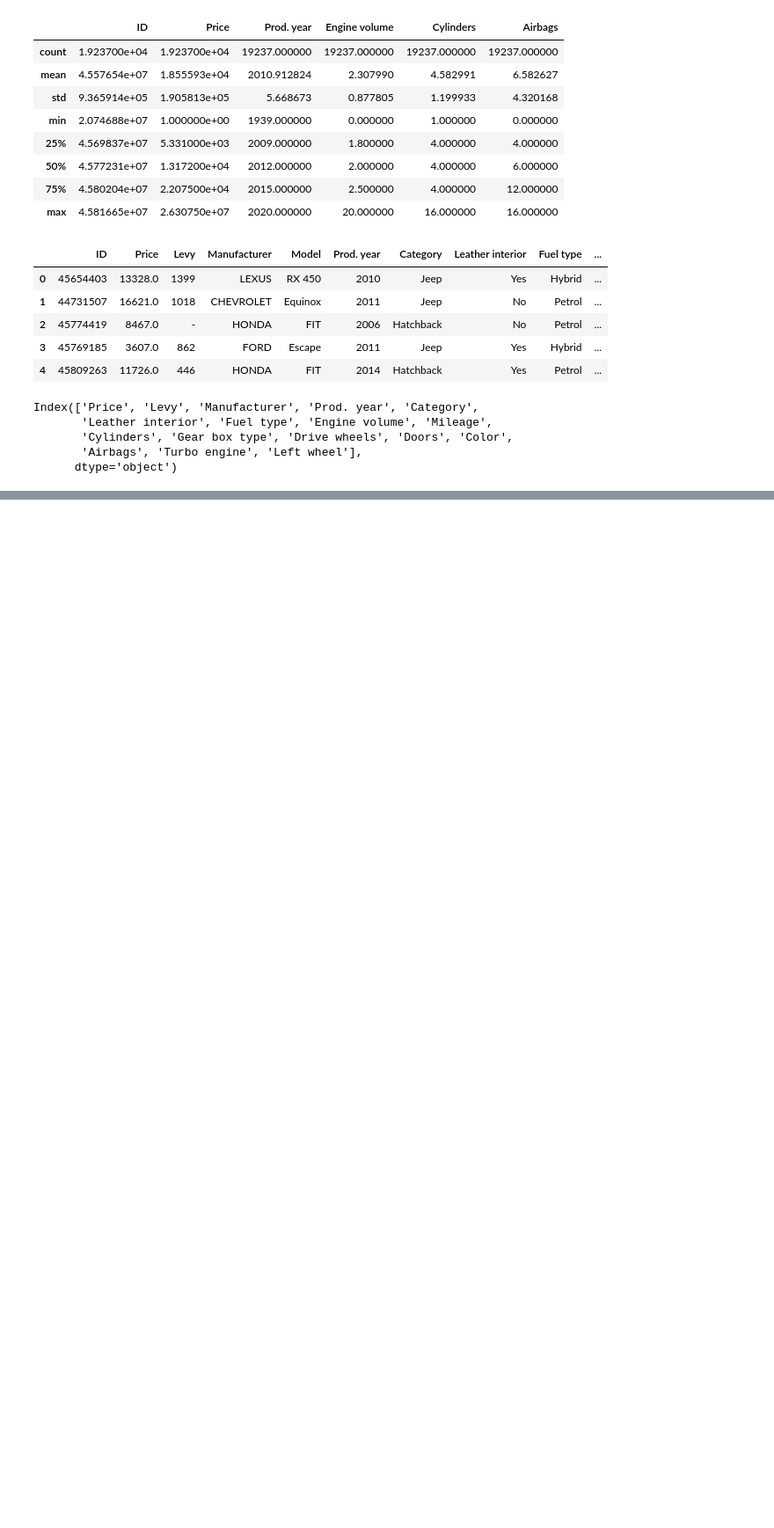
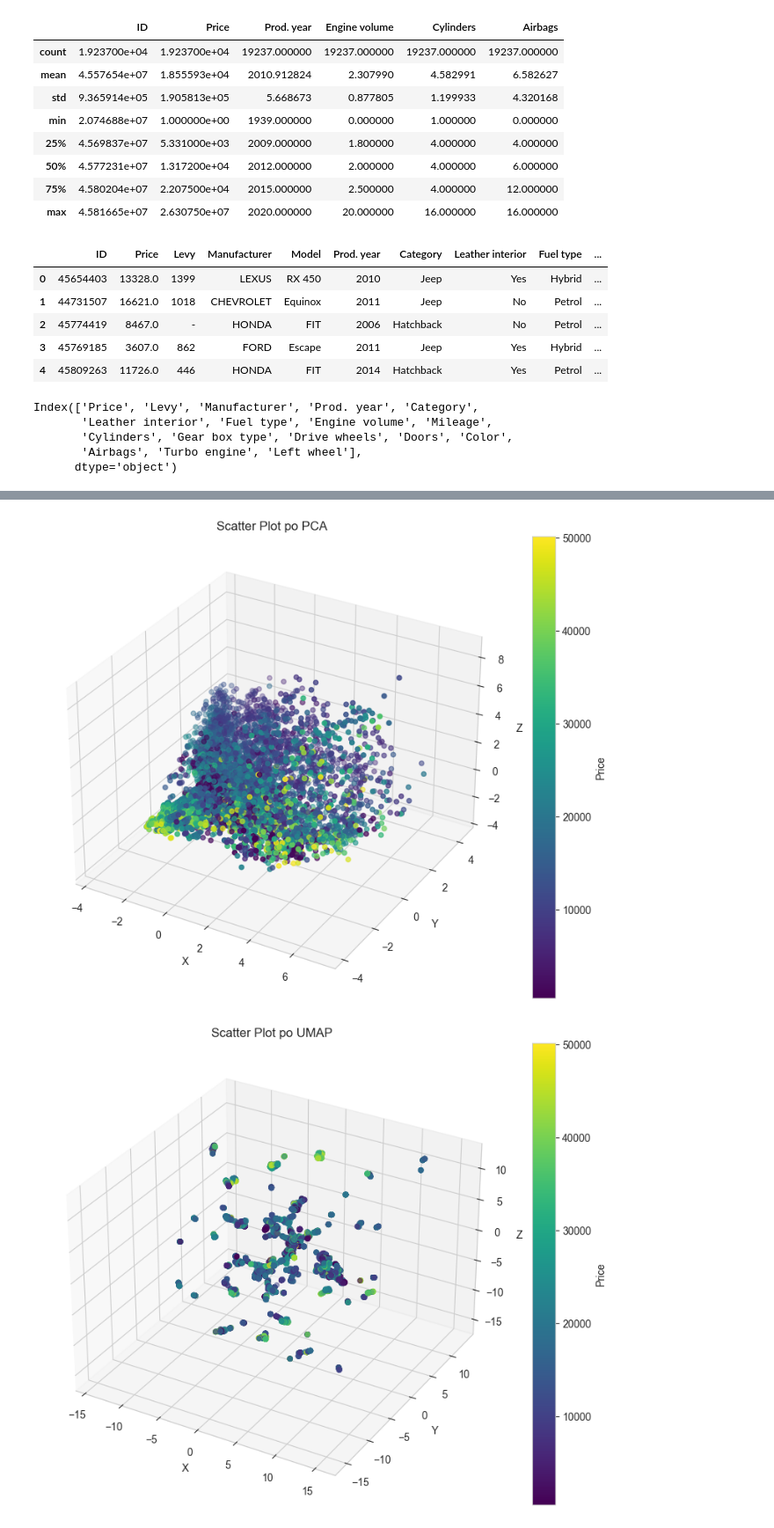
Before and after one commit to LiquiNaut/SUNS-zadanie-2, a Jupyter notebook: main.ipynb, the cells around one changed output, grey strips where cells are left out. Shown at 88% size. Drawn from its saved outputs; the diff is of its cells as text; code cells hidden in the pictures; blank space fills up the shorter version.

```diff
--- a/main.ipynb
+++ b/main.ipynb
@@ -367,0 +394,40 @@ plot_residuals(svm_model, X_train_normalized, y_train, X_test_normalized, y_test
+# %%
+from sklearn.decomposition import PCA
+import umap.umap_ as umap
+
+# PCA pre redukciu dimenzie na 3D
+pca = PCA(n_components=3)
+X_pca = pca.fit_transform(X_train_normalized)
+
+# Scatter plot po PCA
+plt.figure(figsize=(10, 8))
+ax = plt.axes(projection="3d")
+scatter = ax.scatter3D(X_pca[:, 0], X_pca[:, 1], X_pca[:, 2], c=y_train, cmap='viridis')
+ax.set_xlabel("X")
+ax.set_ylabel("Y")
+ax.set_zlabel("Z")
+plt.title('Scatter Plot po PCA')
+# Pridanie Colorbaru
+cbar = plt.colorbar(scatter)
+cbar.set_label('Price')
+plt.show()
+
+# UMAP pre redukciu dimenzie na 3D
+umap_model = umap.UMAP(n_components=3)
+X_umap = umap_model.fit_transform(X_train_normalized)
+
+# Scatter plot po UMAP
+plt.figure(figsize=(10, 8))
+ax = plt.axes(projection="3d")
+scatter = ax.scatter3D(X_umap[:, 0], X_umap[:, 1], X_umap[:, 2], c=y_train, cmap='viridis')
+ax.set_xlabel("X")
+ax.set_ylabel("Y")
+ax.set_zlabel("Z")
+plt.title('Scatter Plot po UMAP')
+# Pridanie Colorbaru
+cbar = plt.colorbar(scatter)
+cbar.set_label('Price')
+plt.show()
+# %% [output]
+[figure, added]
+[figure, added]
```
Also changed, not shown: parts of 27 cells of this notebook.
